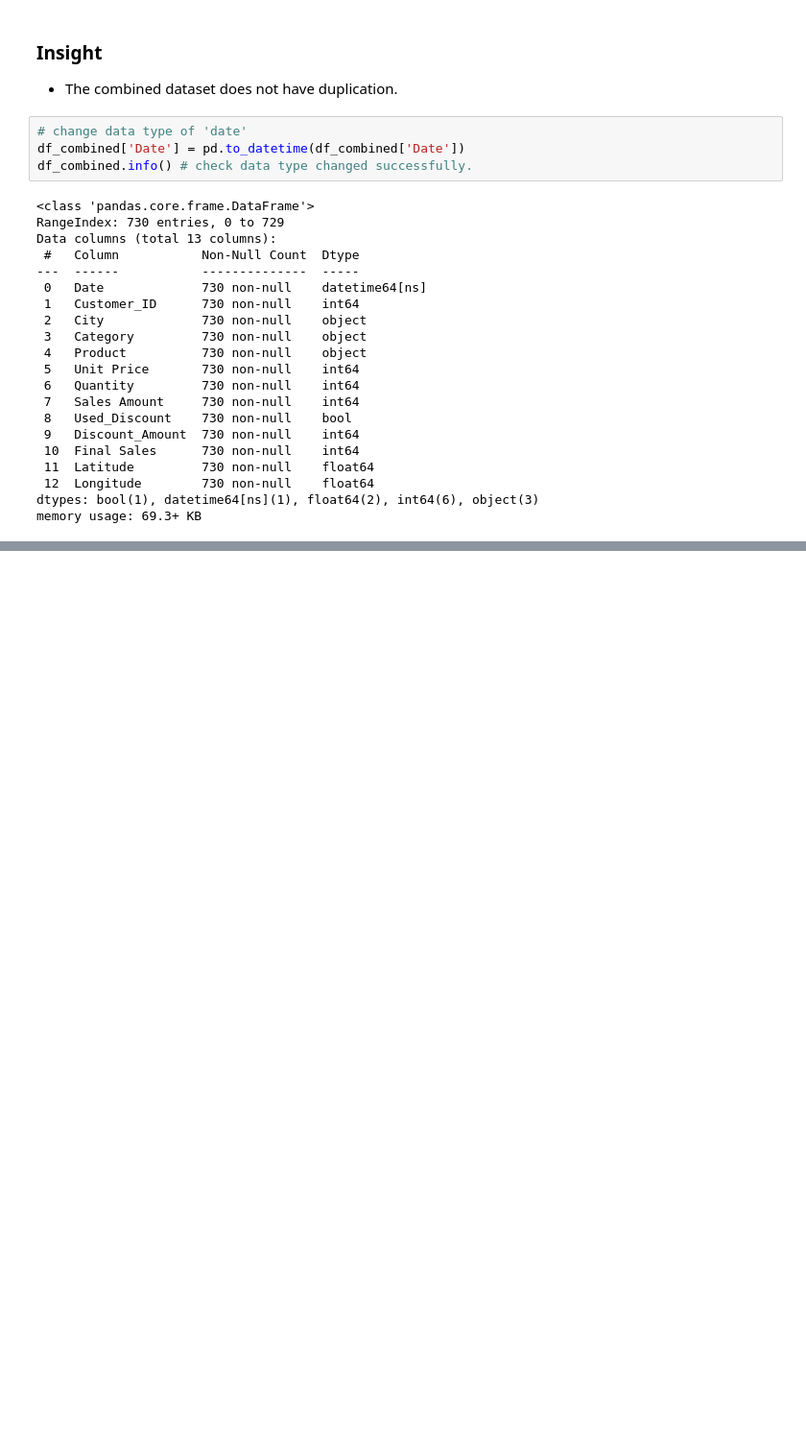
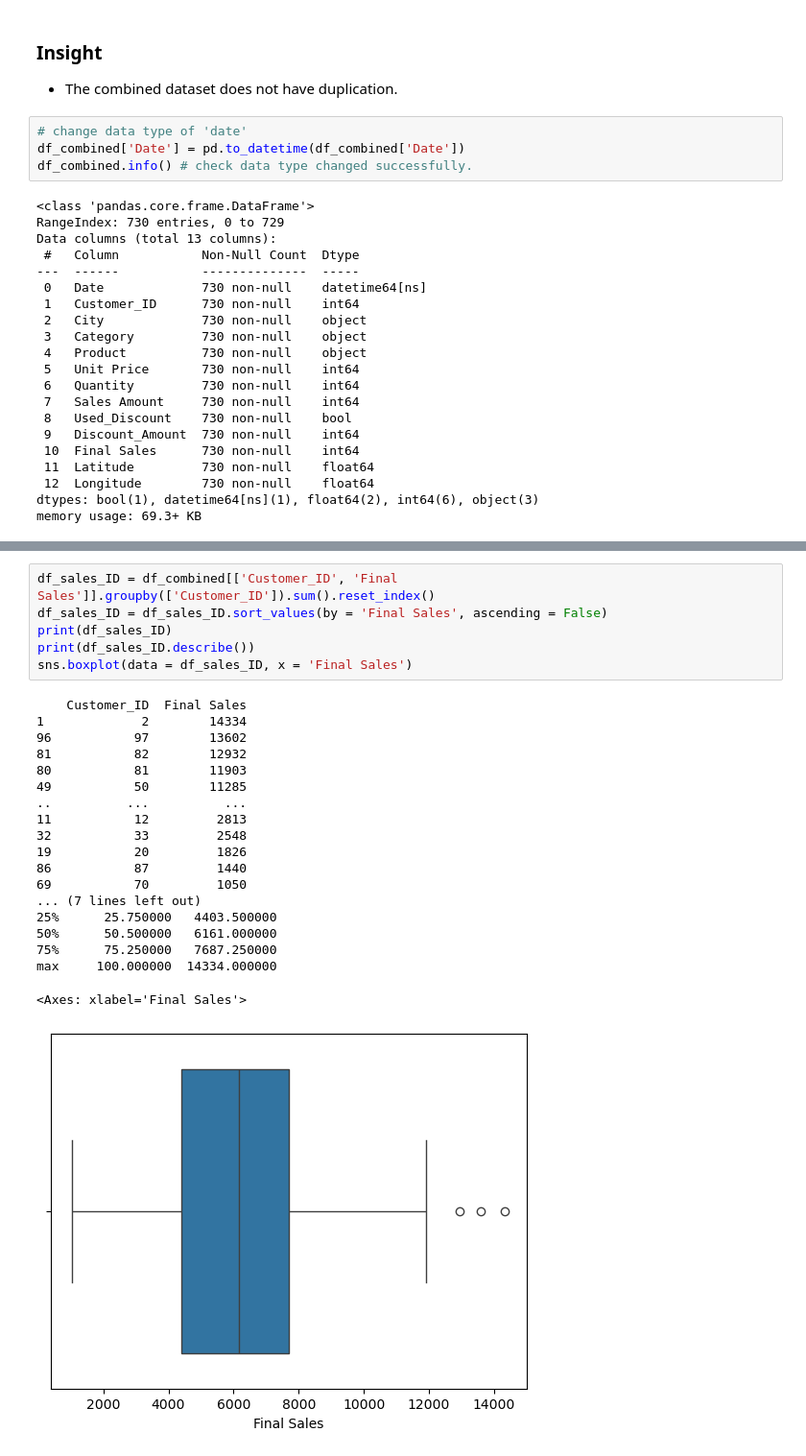
Before and after one commit to soonn22/CoffeeBeanSales, a Jupyter notebook: Analysis.ipynb, the cells around one changed output, grey strips where cells are left out. Shown at 96% size. Drawn from its saved outputs; the diff is of its cells as text; blank space fills up the shorter version.

```diff
--- a/Analysis.ipynb
+++ b/Analysis.ipynb
@@ -186,0 +348,26 @@ memory usage: 69.3+ KB
+# %%
+df_sales_ID = df_combined[['Customer_ID', 'Final Sales']].groupby(['Customer_ID']).sum().reset_index()
+df_sales_ID = df_sales_ID.sort_values(by = 'Final Sales', ascending = False)
+print(df_sales_ID)
+print(df_sales_ID.describe())
+sns.boxplot(data = df_sales_ID, x = 'Final Sales')
+# %% [output]
+    Customer_ID  Final Sales
+1             2        14334
+96           97        13602
+81           82        12932
+80           81        11903
+49           50        11285
+..          ...          ...
+11           12         2813
+32           33         2548
+19           20         1826
+86           87         1440
+69           70         1050
+... (7 lines left out)
+25%      25.750000   4403.500000
+50%      50.500000   6161.000000
+75%      75.250000   7687.250000
+max     100.000000  14334.000000
+<Axes: xlabel='Final Sales'>
+[figure, added]
```
Also changed, not shown: parts of 44 cells of this notebook, 2 other files.
